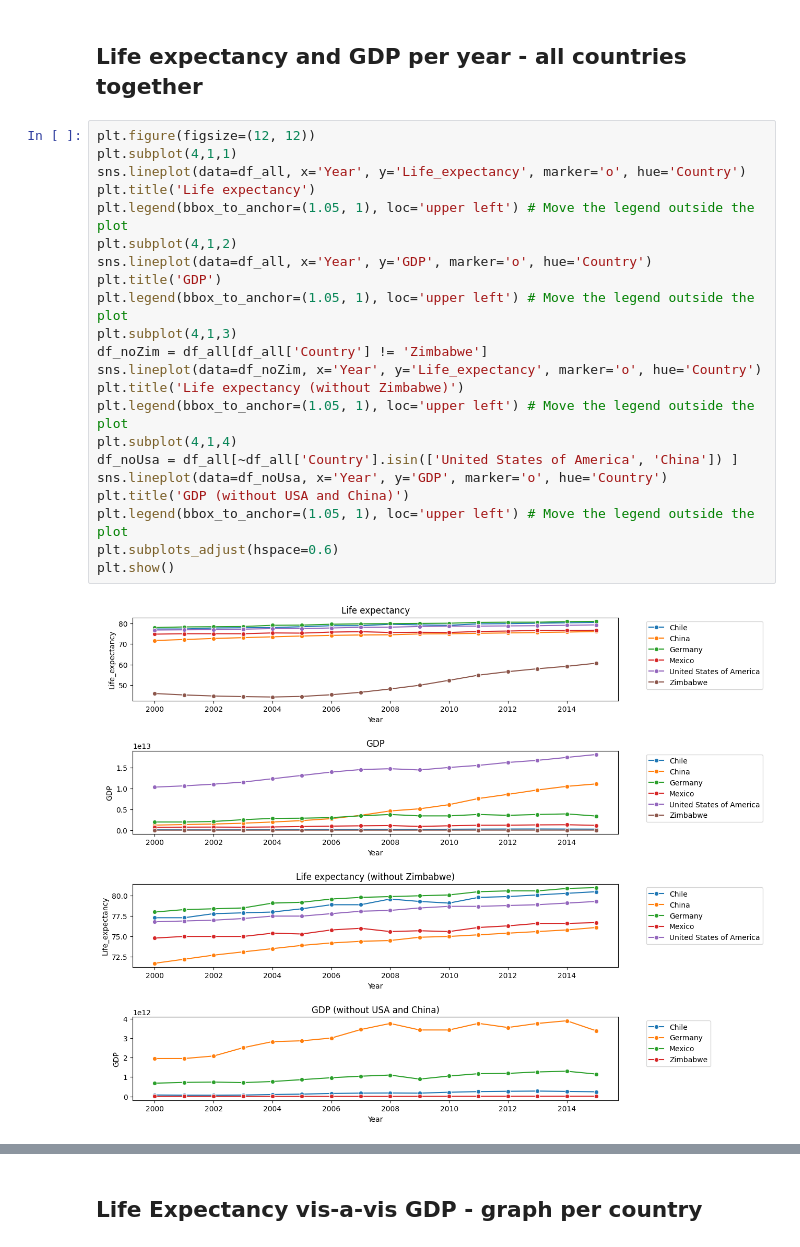
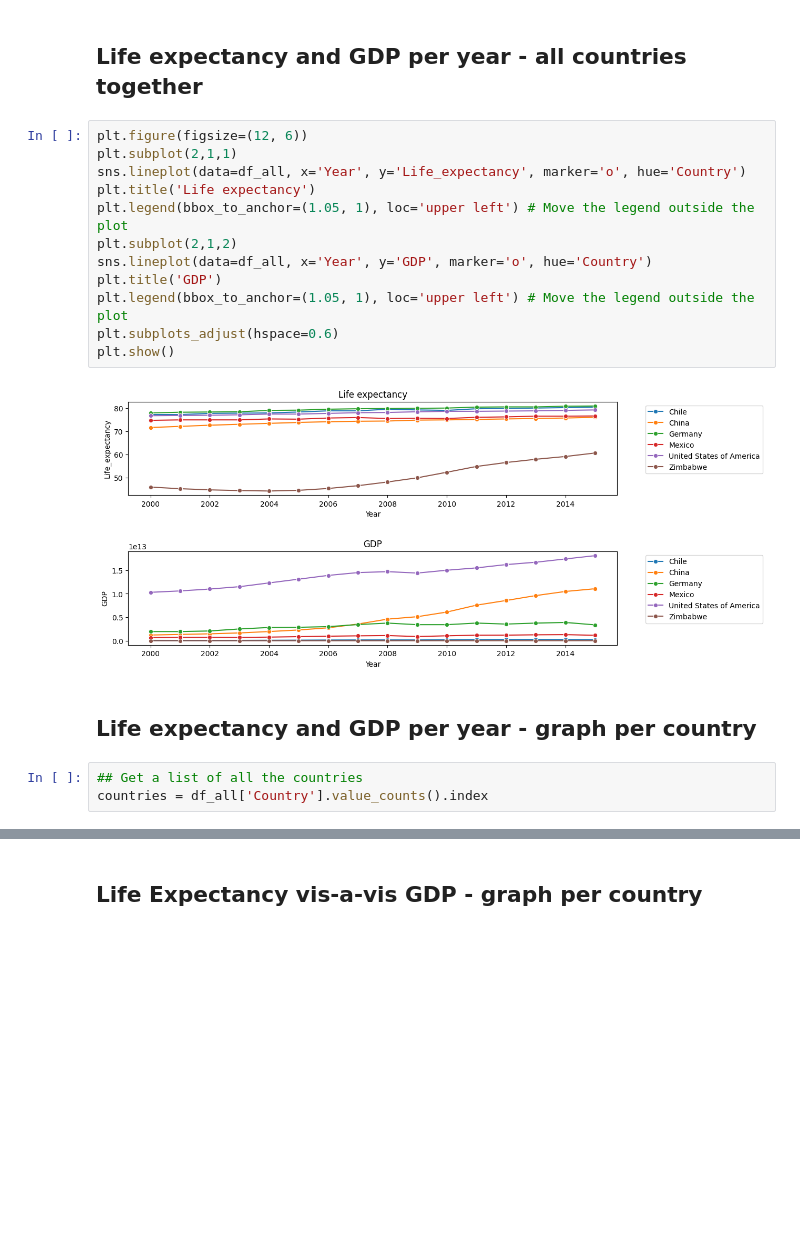
Before and after one commit to ramtob/codecademy-python, a Jupyter notebook: Life-Expectancy-and-GDP-Starter/life_expectancy_gdp.ipynb, the cells around one changed output, grey strips where cells are left out. Drawn from its saved outputs; the diff is of its cells as text; blank space fills up the shorter version.

Commit message:
Rearranging graphs

```diff
--- a/Life-Expectancy-and-GDP-Starter/life_expectancy_gdp.ipynb
+++ b/Life-Expectancy-and-GDP-Starter/life_expectancy_gdp.ipynb
@@ -46,26 +46,21 @@ print(df_all.head())
 # %% [markdown]
 ## Life expectancy and GDP per year - all countries together
 # %%
-plt.figure(figsize=(12, 12))
-plt.subplot(4,1,1)
+plt.figure(figsize=(12, 6))
+plt.subplot(2,1,1)
 sns.lineplot(data=df_all, x='Year', y='Life_expectancy', marker='o', hue='Country')
 plt.title('Life expectancy')
 plt.legend(bbox_to_anchor=(1.05, 1), loc='upper left') # Move the legend outside the plot
-plt.subplot(4,1,2)
+plt.subplot(2,1,2)
 sns.lineplot(data=df_all, x='Year', y='GDP', marker='o', hue='Country')
 plt.title('GDP')
 plt.legend(bbox_to_anchor=(1.05, 1), loc='upper left') # Move the legend outside the plot
-plt.subplot(4,1,3)
-df_noZim = df_all[df_all['Country'] != 'Zimbabwe']
-sns.lineplot(data=df_noZim, x='Year', y='Life_expectancy', marker='o', hue='Country')
-plt.title('Life expectancy (without Zimbabwe)')
-plt.legend(bbox_to_anchor=(1.05, 1), loc='upper left') # Move the legend outside the plot
-plt.subplot(4,1,4)
-df_noUsa = df_all[~df_all['Country'].isin(['United States of America', 'China']) ]
-sns.lineplot(data=df_noUsa, x='Year', y='GDP', marker='o', hue='Country')
-plt.title('GDP (without USA and China)')
-plt.legend(bbox_to_anchor=(1.05, 1), loc='upper left') # Move the legend outside the plot
 plt.subplots_adjust(hspace=0.6)
 plt.show()
 # %% [output]
-[figure, old version]
+[figure, new version]
+# %% [markdown]
+## Life expectancy and GDP per year - graph per country
+# %%
+## Get a list of all the countries
+countries = df_all['Country'].value_counts().index
```
Also changed, not shown: parts of 3 cells of this notebook.
